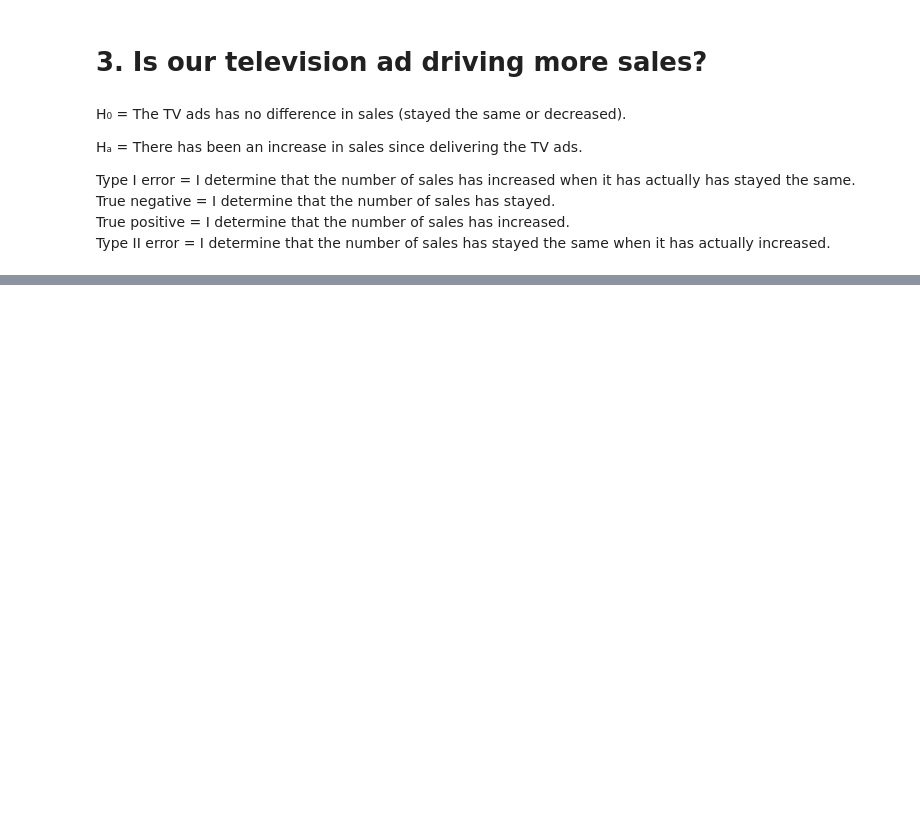
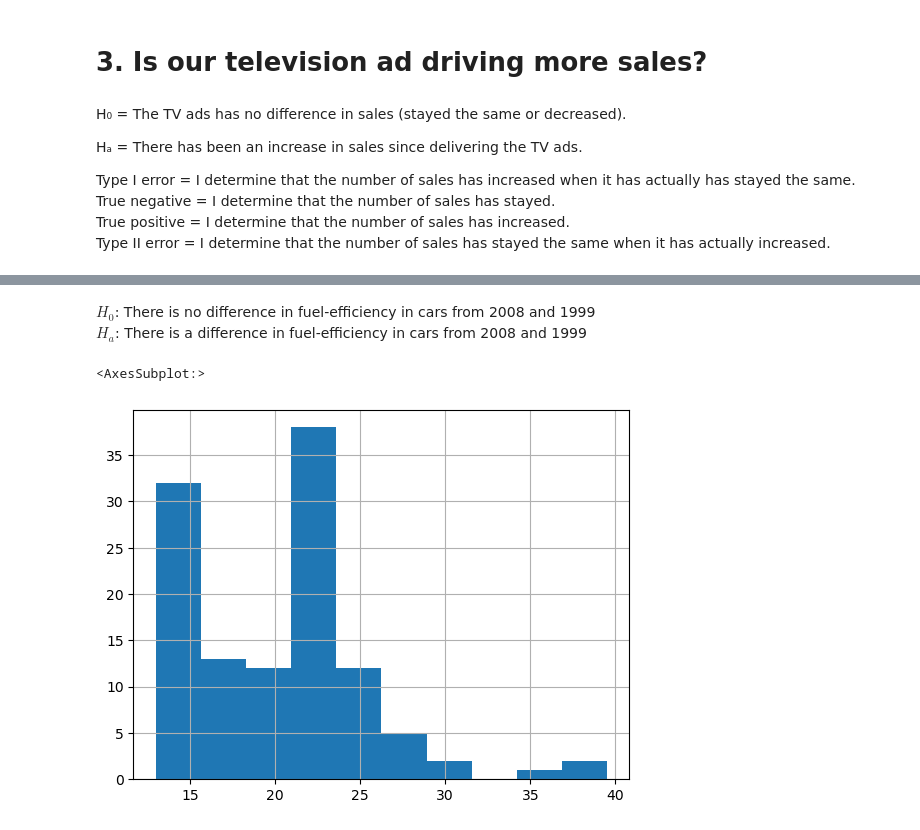
Before and after one commit to nicolas-angarita/Statistics-exercises, a Jupyter notebook: hypothesis_testing.ipynb, the cells around one changed output, grey strips where cells are left out. Saved outputs shown, nothing was run; the diff lists cells and outputs as text; code cells hidden in the pictures; blank space fills up the shorter version.

```diff
--- a/hypothesis_testing.ipynb
+++ b/hypothesis_testing.ipynb
@@ -49,0 +86,4 @@ Type II error = I determine that the number of sales has stayed the same when it
+# %%
+mpg = data('mpg')
+
+mpg.head()
@@ -49,0 +97,3 @@ Type II error = I determine that the number of sales has stayed the same when it
+# %%
+mpg['fuel_efficiency'] = mpg[['cty', 'hwy']].mean(axis = 1)
+mpg.head()
@@ -49,0 +107,6 @@ Type II error = I determine that the number of sales has stayed the same when it
+# %%
+fuel_2008 = mpg[mpg.year == 2008].fuel_efficiency
+fuel_1999 = mpg[mpg.year == 1999].fuel_efficiency
+# %% [markdown]
+$H_0$: There is no difference in fuel-efficiency in cars from 2008 and 1999<br>
+$H_a$: There is a difference in fuel-efficiency in cars from 2008 and 1999
@@ -49,0 +115,5 @@ Type II error = I determine that the number of sales has stayed the same when it
+# %%
+fuel_1999.hist()
+# %% [output]
+<AxesSubplot:>
+[figure, added]
```
Also changed, not shown: parts of 44 cells of this notebook, 1 other file.
